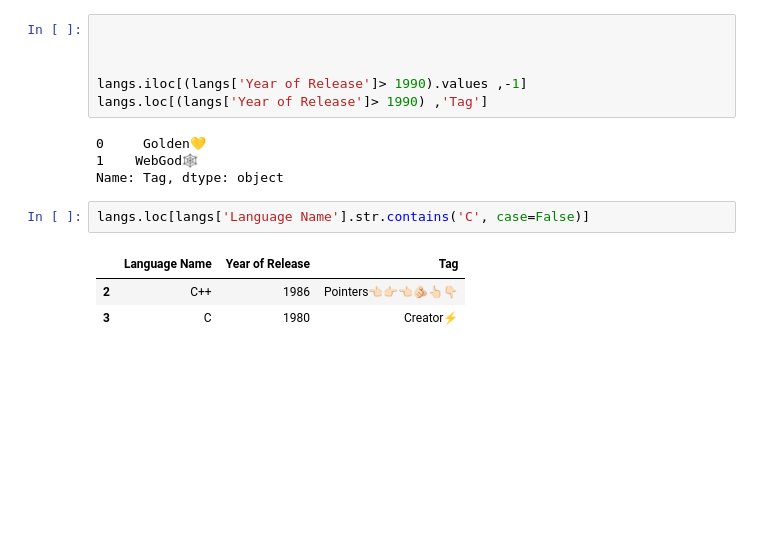
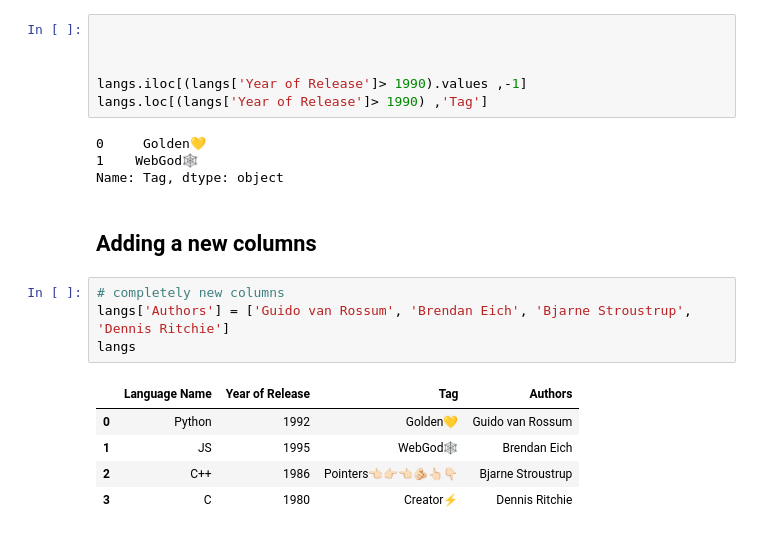
Before and after one commit to XionVolt/Ai-Ml, a Jupyter notebook: Programming/Pandas/03_dataframe.ipynb, the cells around one changed output. Saved outputs shown, nothing was run; the diff lists cells and outputs as text; blank space fills up the shorter version.

```diff
--- a/Programming/Pandas/03_dataframe.ipynb
+++ b/Programming/Pandas/03_dataframe.ipynb
@@ -416,9 +420,15 @@ langs.loc[(langs['Year of Release']> 1990) ,'Tag']
 0     Golden💛
 1    WebGod🕸️
 Name: Tag, dtype: object
-# %%
-langs.loc[langs['Language Name'].str.contains('C', case=False)]
-# %% [output]
-|  | Language Name | Year of Release | Tag |
-| 2 | C++ | 1986 | Pointers👈🏻👉🏻👈🏻🫵🏻👆🏻👇🏻 |
-| 3 | C | 1980 | Creator⚡ |
+# %% [markdown]
+## Adding a new columns
+# %%
+# completely new columns
+langs['Authors'] = ['Guido van Rossum', 'Brendan Eich', 'Bjarne Stroustrup', 'Dennis Ritchie']
+langs
+# %% [output]
+|  | Language Name | Year of Release | Tag | Authors |
+| 0 | Python | 1992 | Golden💛 | Guido van Rossum |
+| 1 | JS | 1995 | WebGod🕸️ | Brendan Eich |
+| 2 | C++ | 1986 | Pointers👈🏻👉🏻👈🏻🫵🏻👆🏻👇🏻 | Bjarne Stroustrup |
+| 3 | C | 1980 | Creator⚡ | Dennis Ritchie |
```
Also changed, not shown: parts of 9 cells of this notebook, 9 other files.
